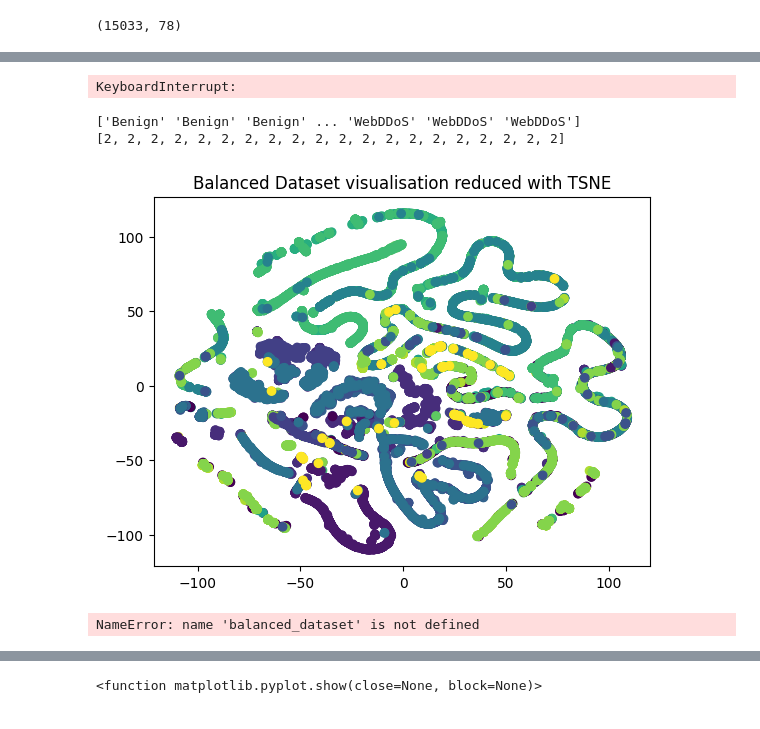
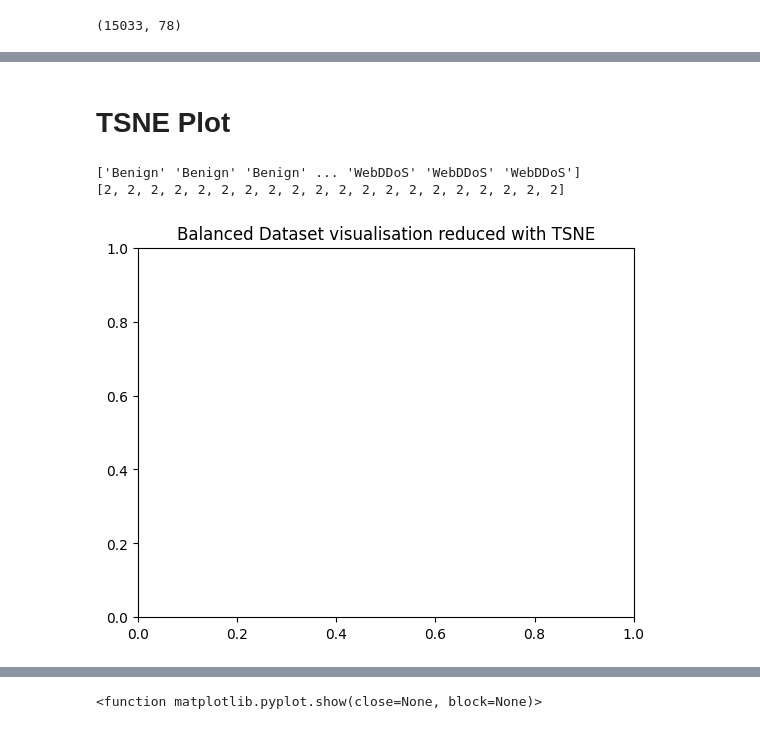
Before and after one commit to Rcym/AIRS-DDoS-Classifier, a Jupyter notebook: cic_ddos2019.ipynb, the cells around one changed output, grey strips where cells are left out. Saved outputs shown, nothing was run; the diff lists cells and outputs as text; code cells hidden in the pictures.

```diff
--- a/cic_ddos2019.ipynb
+++ b/cic_ddos2019.ipynb
@@ -215,12 +244,12 @@ Name: count, dtype: int64
+# %% [markdown]
+# TSNE Plot
 # %%
 # visualizing the balanced dataset
 balanced_dataset = cic_ddos2019_all_balanced.to_numpy()
 features = balanced_dataset[:,:-1]
 classes = balanced_dataset[:,-1]
 
-features_reduces = TSNE(n_components=2).fit_transform(features)    # takes 1min30 for 15k samples
+# features_reduces = TSNE(n_components=2).fit_transform(features)    # takes 1min30 for 15k samples
-# %% [output]
-KeyboardInterrupt:
 # %%
 print(classes)
 
@@ -233,12 +263,8 @@ print(classes_mapped[:20])
 [2, 2, 2, 2, 2, 2, 2, 2, 2, 2, 2, 2, 2, 2, 2, 2, 2, 2, 2, 2]
 # %%
 fig, ax = plt.subplots()
-ax.scatter(features_reduces[:,0], features_reduces[:,1], c=classes_mapped, label=classes)
+# ax.scatter(features_reduces[:,0], features_reduces[:,1], c=classes_mapped, label=classes)
 ax.set_title('Balanced Dataset visualisation reduced with TSNE')
 plt.show()
 # %% [output]
-[figure, old version]
+[figure, new version]
-# %%
-balanced_dataset
-# %% [output]
-NameError: name 'balanced_dataset' is not defined
```
Also changed, not shown: parts of 31 cells of this notebook, 5 other files.
